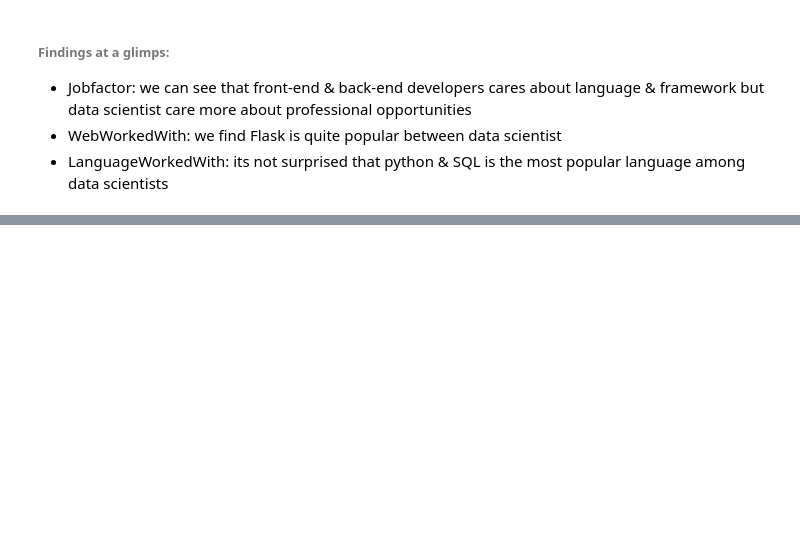
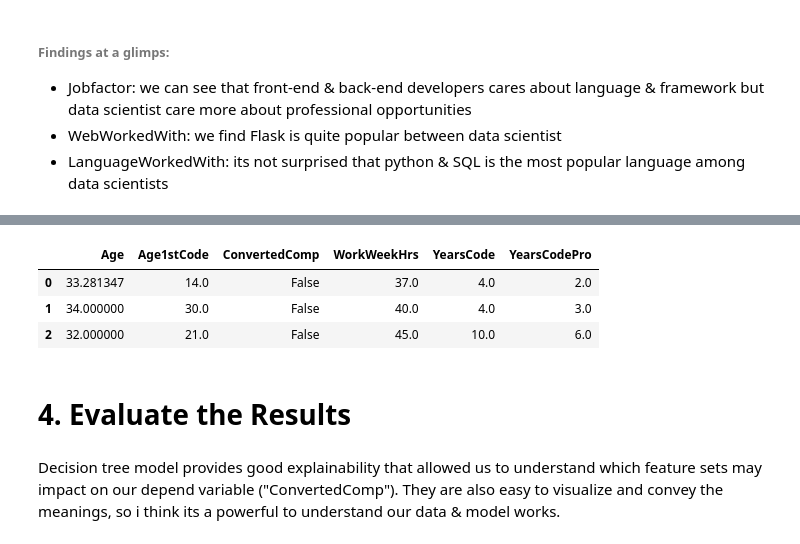
Before and after one commit to chengweiiii/stack-overflow-developer-survey-2020, a Jupyter notebook: stackoverflow_analytics.ipynb, the cells around one changed output, grey strips where cells are left out. Cells and saved outputs as stored; diff of their text form; code cells hidden in the pictures; blank space fills up the shorter version.

Commit message:
edit "Evaluate the Results" part

```diff
--- a/stackoverflow_analytics.ipynb
+++ b/stackoverflow_analytics.ipynb
@@ -339,0 +304,23 @@ df.plot(kind="barh")
+# %%
+from sklearn.impute import SimpleImputer
+#we will focus on data scientist, and remove rows with null ConvertedComp
+df_data_scientist = df_interested[(df_interested.DevType=="Data Scientist") & (~df_interested.ConvertedComp.isnull())]
+
+#to simplify the modeling task, we only chose numeric_columns
+modeling_df = df_data_scientist.copy()
+modeling_df = modeling_df[numeric_columns]
+
+#impute null numeric data with "mean". We have remove extreme value in previous section, so it won't affect our mean.
+imp = SimpleImputer(missing_values=np.nan, strategy='mean')
+modeling_df = imp.fit_transform(modeling_df)
+modeling_df = pd.DataFrame(data=modeling_df,columns=numeric_columns)
+
+#we split user group by their ConvertedComp into 2 group - higher than 100,000 and lower than 100,000
+modeling_df["ConvertedComp"] = modeling_df["ConvertedComp"]>=100000
+# %%
+modeling_df.head(3)
+# %% [output]
+|  | Age | Age1stCode | ConvertedComp | WorkWeekHrs | YearsCode | YearsCodePro |
+| 0 | 33.281347 | 14.0 | False | 37.0 | 4.0 | 2.0 |
+| 1 | 34.000000 | 30.0 | False | 40.0 | 4.0 | 3.0 |
+| 2 | 32.000000 | 21.0 | False | 45.0 | 10.0 | 6.0 |
@@ -339,0 +334,4 @@ df.plot(kind="barh")
+# %% [markdown]
+# 4. Evaluate the Results
+# %% [markdown]
+Decision tree model provides good explainability that allowed us to understand which feature sets may impact on our depend variable ("ConvertedComp"). They are also easy to visualize and convey the meanings, so i think its a powerful to understand our data & model works.
```
Also changed, not shown: parts of 15 cells of this notebook.
